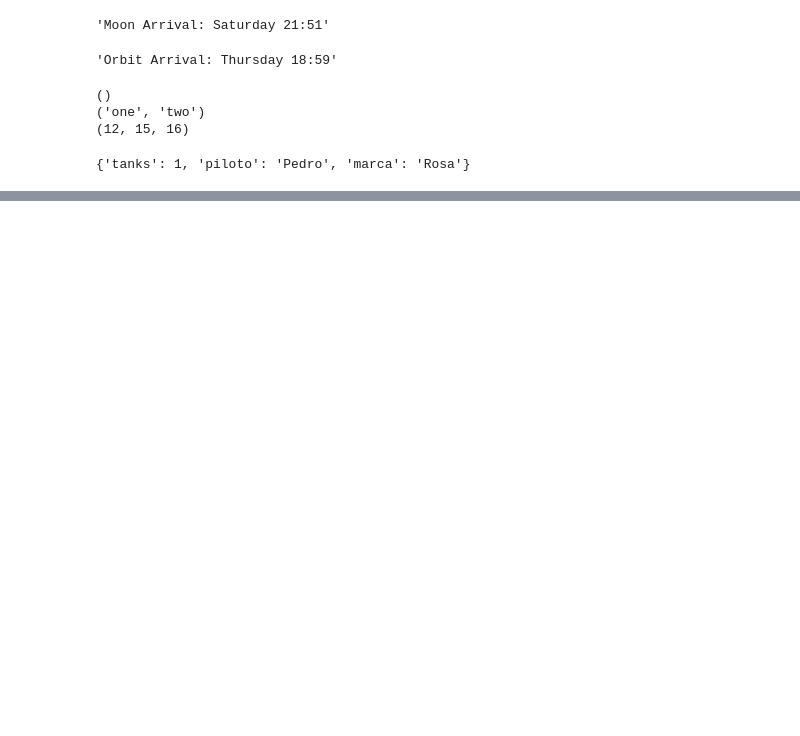
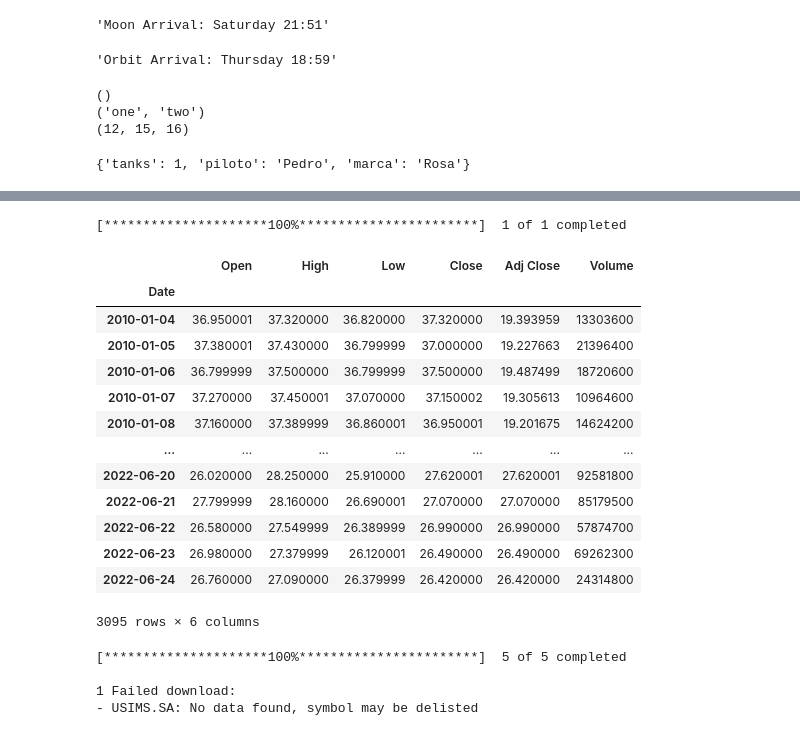
Before and after one commit to Gilvan751/SouldColdPython, a Jupyter notebook: ship-manual.ipynb, the cells around one changed output, grey strips where cells are left out. Drawn from its saved outputs; the diff is of its cells as text; code cells hidden in the pictures; blank space fills up the shorter version.

```diff
--- a/ship-manual.ipynb
+++ b/ship-manual.ipynb
@@ -320,0 +281,31 @@ NameError: name 'alert_navigation_system' is not defined
+# %%
+yf.pdr_override()
+PETR4 = wb.get_data_yahoo('PETR4.SA',start='2010-1-1')
+# %% [output]
+[*********************100%***********************]  1 of 1 completed
+# %%
+PETR4
+# %% [output]
+|  | Open | High | Low | Close | Adj Close | Volume |
+| Date |  |  |  |  |  |  |
+| 2010-01-04 | 36.950001 | 37.320000 | 36.820000 | 37.320000 | 19.393959 | 13303600 |
+| 2010-01-05 | 37.380001 | 37.430000 | 36.799999 | 37.000000 | 19.227663 | 21396400 |
+| 2010-01-06 | 36.799999 | 37.500000 | 36.799999 | 37.500000 | 19.487499 | 18720600 |
+| 2010-01-07 | 37.270000 | 37.450001 | 37.070000 | 37.150002 | 19.305613 | 10964600 |
+| 2010-01-08 | 37.160000 | 37.389999 | 36.860001 | 36.950001 | 19.201675 | 14624200 |
+| ... | ... | ... | ... | ... | ... | ... |
+| 2022-06-20 | 26.020000 | 28.250000 | 25.910000 | 27.620001 | 27.620001 | 92581800 |
+| 2022-06-21 | 27.799999 | 28.160000 | 26.690001 | 27.070000 | 27.070000 | 85179500 |
+| 2022-06-22 | 26.580000 | 27.549999 | 26.389999 | 26.990000 | 26.990000 | 57874700 |
+| 2022-06-23 | 26.980000 | 27.379999 | 26.120001 | 26.490000 | 26.490000 | 69262300 |
+| 2022-06-24 | 26.760000 | 27.090000 | 26.379999 | 26.420000 | 26.420000 | 24314800 |
+3095 rows × 6 columns
+# %%
+dados = 'PETR4.SA', 'BBAS3.SA', 'GGBR4.SA', 'USIMS.SA', 'GOLL4.SA'
+yf.pdr_override()
+carteira = wb.get_data_yahoo(dados, start='2013-01-01')['Adj Close']
+# %% [output]
+[*********************100%***********************]  5 of 5 completed
+
+1 Failed download:
+- USIMS.SA: No data found, symbol may be delisted
```
Also changed, not shown: parts of 34 cells of this notebook, 3 other files.
